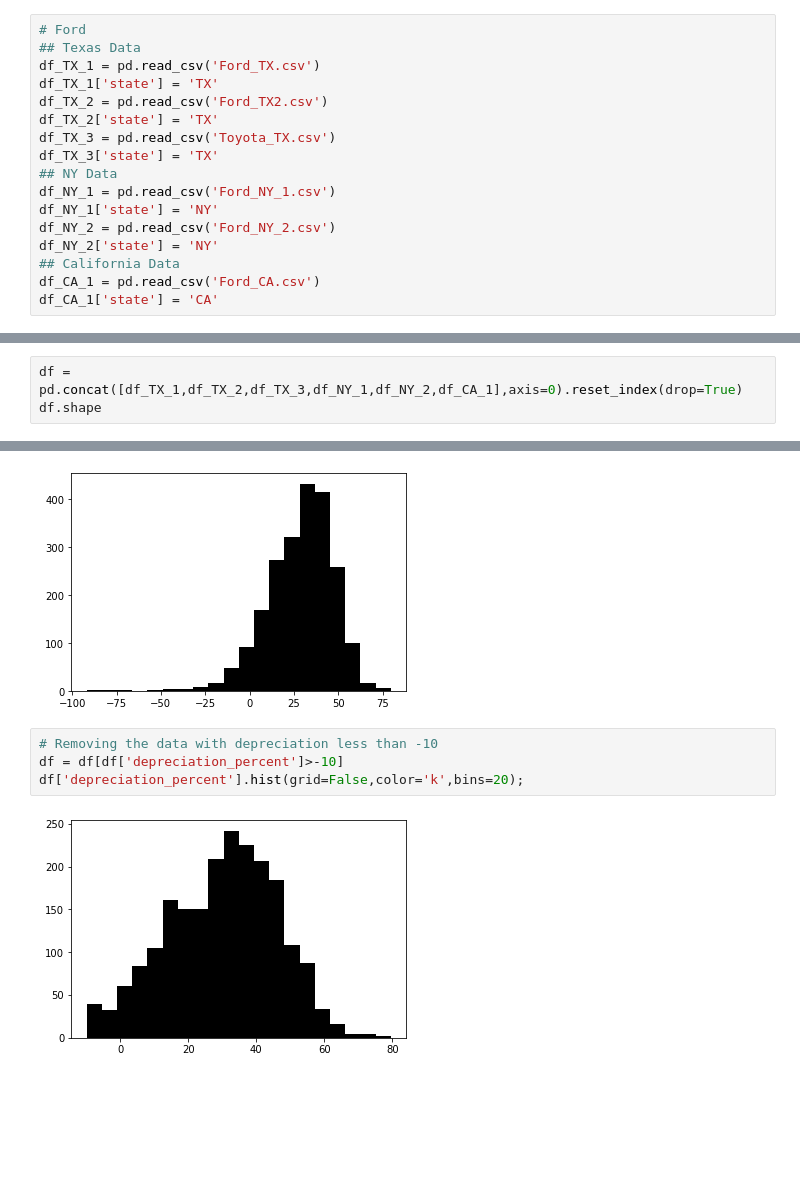
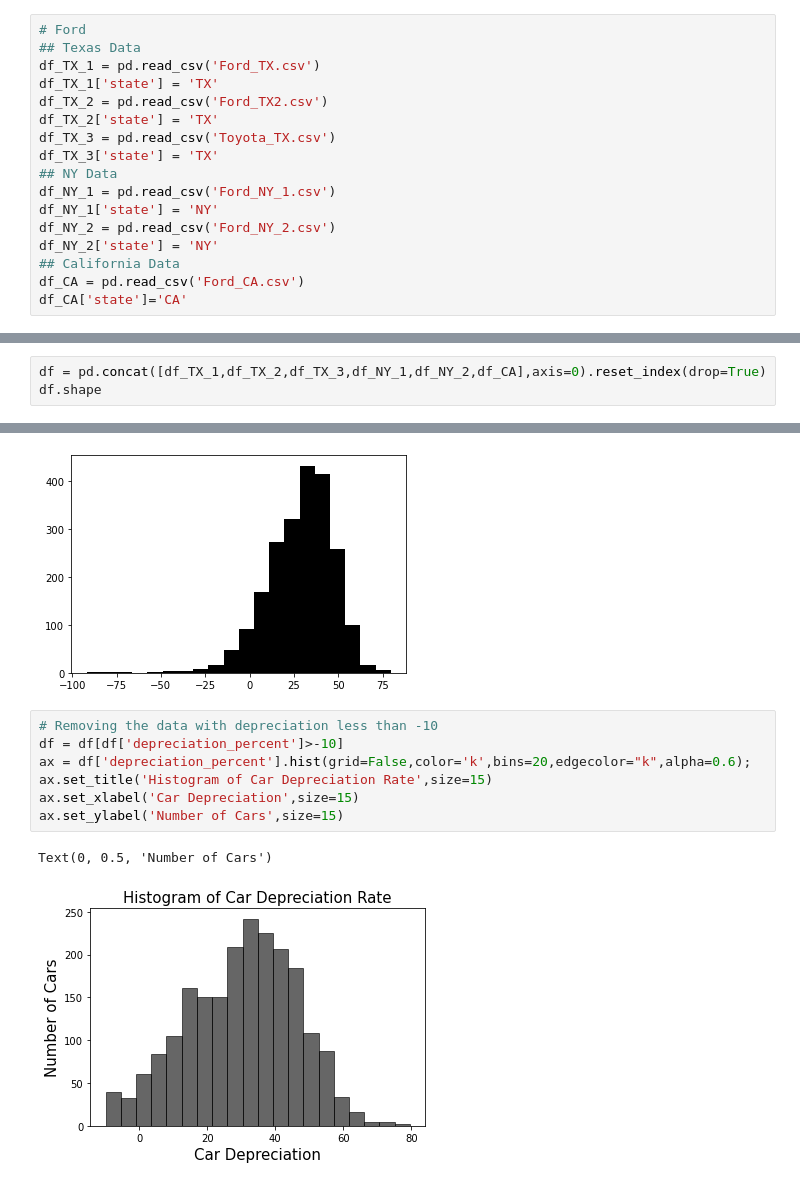
Before and after one commit to aabouie/CapStone1, a Jupyter notebook: EDA.ipynb, the cells around one changed output, grey strips where cells are left out. Cells and saved outputs as stored; diff of their text form; blank space fills up the shorter version.

Commit message:
more plots

```diff
--- a/EDA.ipynb
+++ b/EDA.ipynb
@@ -18,12 +18,12 @@ df_NY_1['state'] = 'NY'
 df_NY_2 = pd.read_csv('Ford_NY_2.csv')
 df_NY_2['state'] = 'NY'
 ## California Data
-df_CA_1 = pd.read_csv('Ford_CA.csv')
-df_CA_1['state'] = 'CA'
+df_CA = pd.read_csv('Ford_CA.csv')
+df_CA['state']='CA'
 # %% [markdown]
 ### Merging/Cleaning all data
 # %%
-df = pd.concat([df_TX_1,df_TX_2,df_TX_3,df_NY_1,df_NY_2,df_CA_1],axis=0).reset_index(drop=True)
+df = pd.concat([df_TX_1,df_TX_2,df_TX_3,df_NY_1,df_NY_2,df_CA],axis=0).reset_index(drop=True)
 df.shape
 # %% [output]
 (2631, 14)
@@ -121,7 +109,11 @@ df['depreciation_percent'].hist(grid=False,color='k',bins=20);
 # %%
 # Removing the data with depreciation less than -10
 df = df[df['depreciation_percent']>-10]
-df['depreciation_percent'].hist(grid=False,color='k',bins=20);
+ax = df['depreciation_percent'].hist(grid=False,color='k',bins=20,edgecolor="k",alpha=0.6);
+ax.set_title('Histogram of Car Depreciation Rate',size=15)
+ax.set_xlabel('Car Depreciation',size=15)
+ax.set_ylabel('Number of Cars',size=15)
 # %% [output]
+Text(0, 0.5, 'Number of Cars')
-[figure, old version]
+[figure, new version]
 # %%
```
Also changed, not shown: parts of 10 cells of this notebook.
